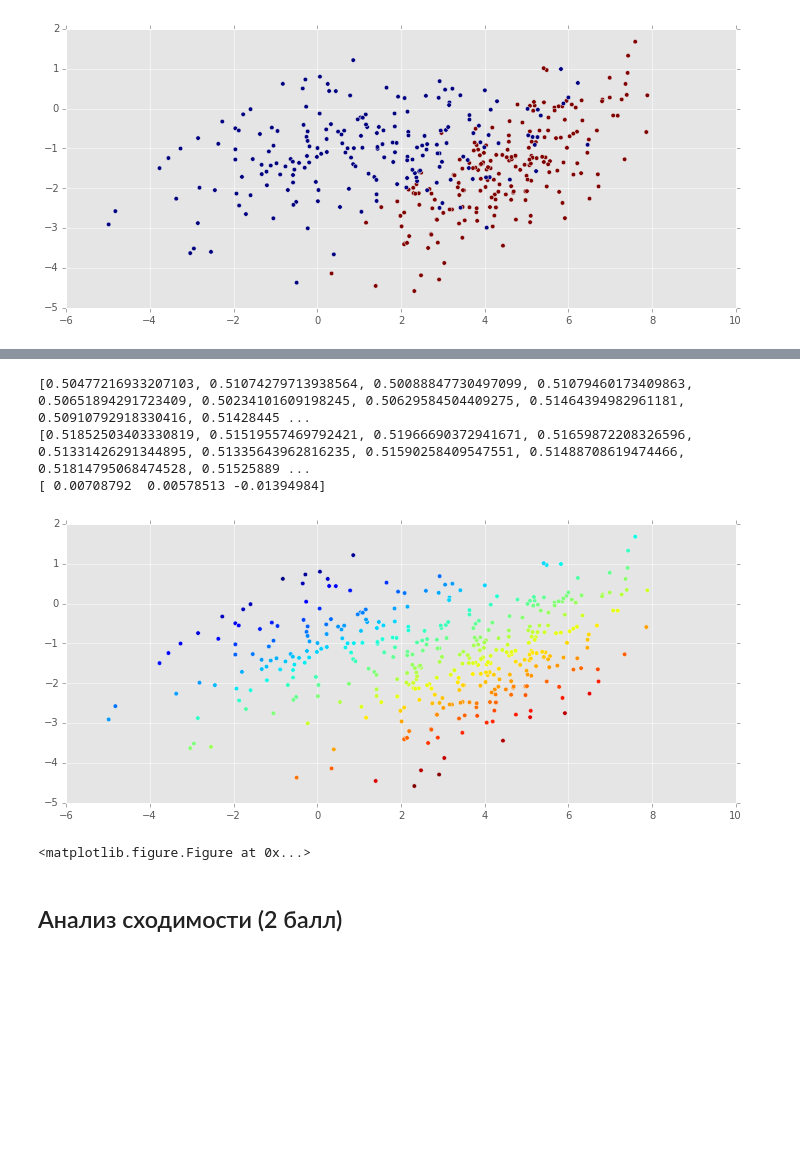
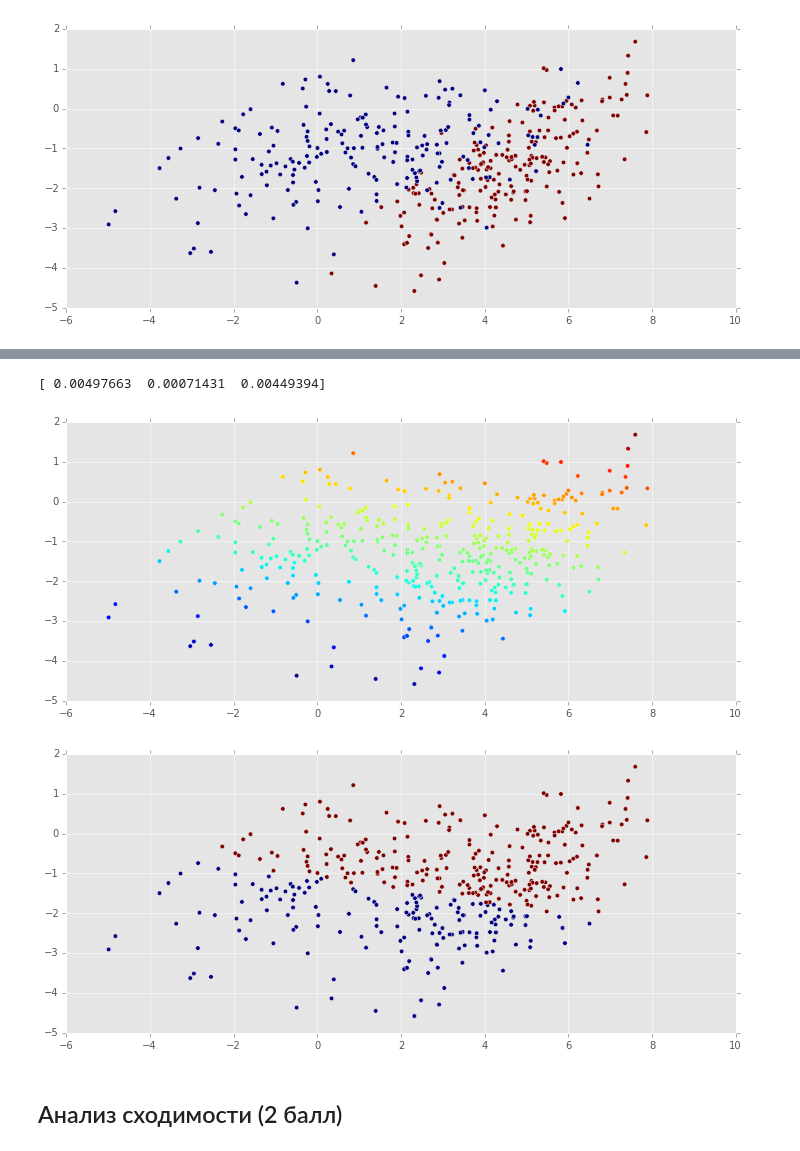
Before and after one commit to aitap/sphere-dm1-homework, a Jupyter notebook: hw4-lin-model/krylov.ipynb, the cells around one changed output, grey strips where cells are left out. Cells and saved outputs as stored; diff of their text form; code cells hidden in the pictures; blank space fills up the shorter version.

```diff
--- a/hw4-lin-model/krylov.ipynb
+++ b/hw4-lin-model/krylov.ipynb
@@ -66,14 +70,14 @@ $$
 ## Имплементация (6 баллов)
 # %%
 from sklearn.base import BaseEstimator, ClassifierMixin
-
-def _g(x,w): # pre-classify
-    return w[0] + w[1:].T.dot(x)
 
 def _sigma(z): # just sigmoid
     return 1/(1+np.exp(-z))
 
-def _h(x,w): # compute probability
+def _g(x,w): # distance to hyperplane
+    return w[0] + w[1:].T.dot(x)
+
+def _h(x,w): # probability
     return _sigma(_g(x,w))
 
 class MySGDClassifier(BaseEstimator, ClassifierMixin):
@@ -93,7 +97,7 @@ class MySGDClassifier(BaseEstimator, ClassifierMixin):
 
     def _L_grad(self,X,y):
         grad = np.empty(X.shape[1]+1)
-        grad[0] = self.weights[0] / (np.abs(self.weights[0]) * self.C) - 1/X.shape[0] * np.sum([
+        grad[0] = np.sign(self.weights[0])/self.C - 1/X.shape[0] * np.sum([
             y[i] * np.exp(-_g(X[i],self.weights) * y[i])
             / (
                 1 + np.exp(-_g(X[i],self.weights) * y[i])
@@ -101,7 +105,7 @@ class MySGDClassifier(BaseEstimator, ClassifierMixin):
             for i in xrange(X.shape[0])
         ])
         for j in xrange(X.shape[1]):
-            grad[j+1] = self.weights[j+1] / (np.abs(self.weights[j+1]) * self.C) - 1/X.shape[0] * np.sum([
+            grad[j+1] = np.sign(self.weights[j+1])/self.C - 1/X.shape[0] * np.sum([
                 X[i,j] * y[i] * np.exp(-_g(X[i],self.weights) * y[i])
                 / (
                     1 + np.exp(-_g(X[i],self.weights) * y[i])
@@ -119,7 +123,8 @@ class MySGDClassifier(BaseEstimator, ClassifierMixin):
         '''
         Обучение модели
         '''
-        self.weights = np.random.rand(X.shape[1]+1)
+        self.weights = np.random.rand(X.shape[1]+1) # OMFG
+        print "loss", 0, self._L(X,y)
         return self.partial_fit(X, y)
 
     def partial_fit(self, X, y=None):
@@ -131,14 +136,14 @@ class MySGDClassifier(BaseEstimator, ClassifierMixin):
             np.random.shuffle(indices)
             for i in indices:
                 self.weights -= self.alpha/(epoch+1) * self._L_grad(X,y)
-            print "loss", self._L(X,y)
+            print "loss", epoch+1, self._L(X,y)
         return self
 
     def predict(self, X):
         '''
         Возвращение метки класса
         '''
-        return ([_g(x,self.weights) for x in X])
+        return np.sign([_g(x,self.weights) for x in X])
 
     def predict_proba(self, X):
         '''
@@ -159,13 +164,15 @@ gauss1 = np.dot(np.random.randn(200, 2) + np.array([5, 3]), C1)
 gauss2 = np.dot(np.random.randn(200, 2) + np.array([1.5, 0]), C2)
 
 X = np.vstack([gauss1, gauss2])
-y = np.r_[np.ones(200), np.zeros(200)]
+#y = np.r_[np.ones(200), np.zeros(200)]
+y = np.r_[np.ones(200), -np.ones(200)]
 
 plt.scatter(X[:,0], X[:,1], c=y)
 # %% [output]
 <matplotlib.collections.PathCollection at 0x...>
 [figure]
 # %%
-model = MySGDClassifier(alpha=.05,max_epoch=3)
+np.random.seed(42)
+model = MySGDClassifier(alpha=.1,max_epoch=10,C=2.)
 model.fit(X, y)
 # %% [output]
@@ -176,16 +191,12 @@ MySGDClassifier(C=1, alpha=0.05, max_epoch=3)
 # %%
 plt.scatter(X[:,0],X[:,1],c=model.predict_proba(X))
-#plt.figure()
-#plt.scatter(X[:,0],X[:,1],c=model.predict(X))
-print model.predict_proba(X[y==0])
-print model.predict_proba(X[y==1])
+plt.figure()
+plt.scatter(X[:,0],X[:,1],c=model.predict(X))
 print model.weights
 # %% [output]
-[0.50477216933207103, 0.51074279713938564, 0.50088847730497099, 0.51079460173409863, 0.50651894291723409, 0.50234101609198245, 0.50629584504409275, 0.51464394982961181, 0.50910792918330416, 0.51428445 ...
-[0.51852503403330819, 0.51519557469792421, 0.51966690372941671, 0.51659872208326596, 0.51331426291344895, 0.51335643962816235, 0.51590258409547551, 0.51488708619474466, 0.51814795068474528, 0.51525889 ...
-[ 0.00708792  0.00578513 -0.01394984]
+[ 0.00497663  0.00071431  0.00449394]
-[figure, old version]
+[figure, new version]
-<matplotlib.figure.Figure at 0x...>
+[figure, added]
 # %% [markdown]
 ## Анализ сходимости (2 балл)
 # %% [markdown]
```
Also changed, not shown: parts of 5 cells of this notebook.
